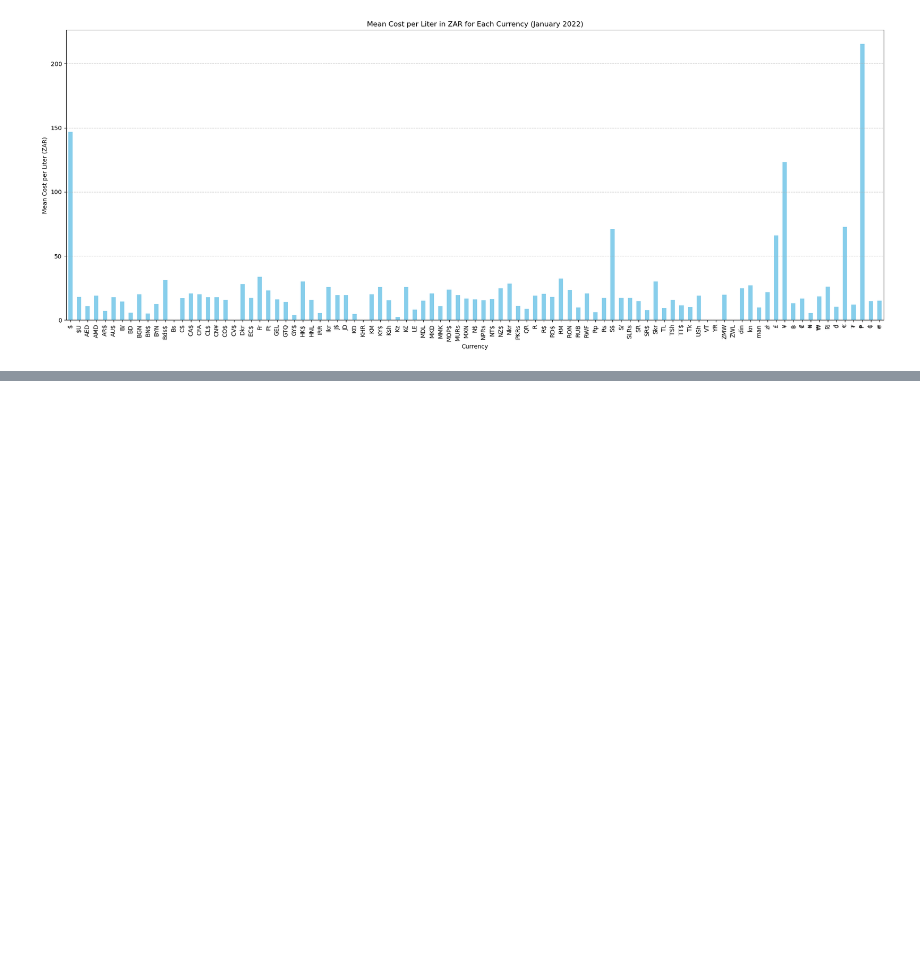
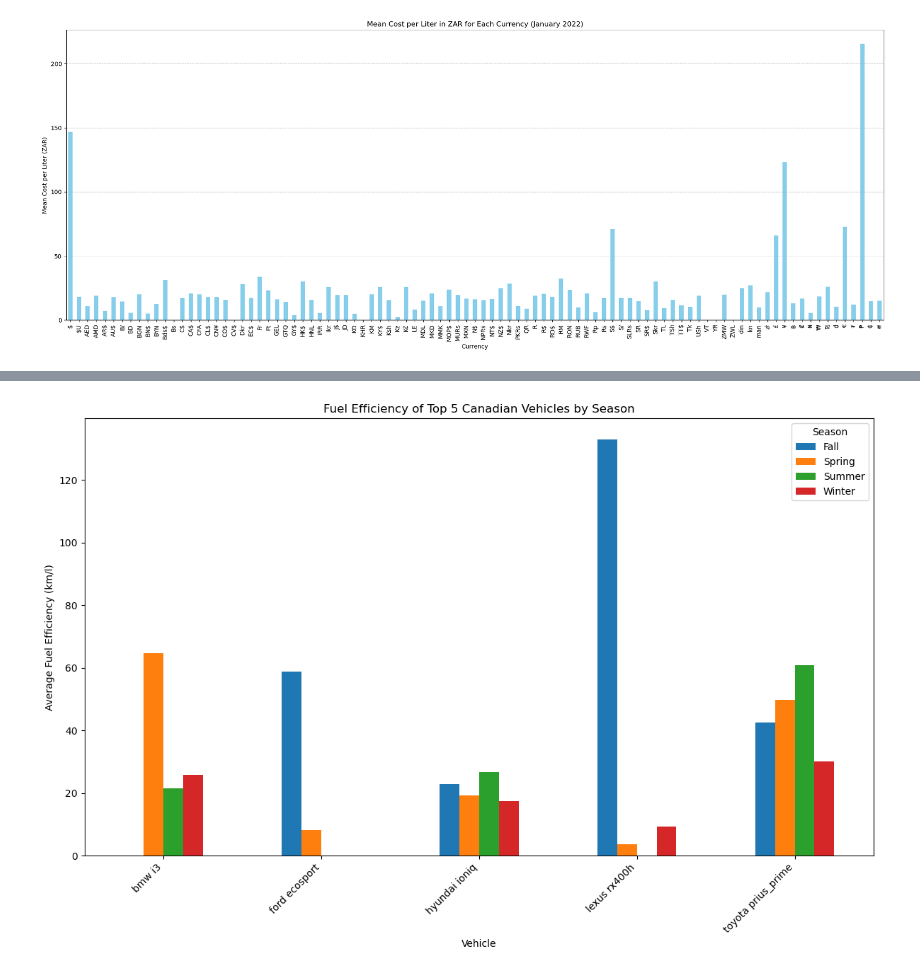
Before and after one commit to TumiJourdan/IDVE-Assignments, a Jupyter notebook: Assignment 1/main.ipynb, the cells around one changed output, grey strips where cells are left out. Cells and saved outputs as stored; diff of their text form; code cells hidden in the pictures; blank space fills up the shorter version.

```diff
--- a/Assignment 1/main.ipynb
+++ b/Assignment 1/main.ipynb
@@ -766,0 +906,15 @@ plt.show()
+# %%
+#4.2.6
+
+# Ensure the necessary columns are numeric and convert mpg to km/l
+df['km_per_l'] = df['mpg'] * 0.425144
+
+# Group by currency and vehicle and calculate the average fuel efficiency
+average_fuel_efficiency = df.groupby(['currency', 'car_make', 'model'])['km_per_l'].mean().reset_index()
+
+# For each currency, sort the vehicles by fuel efficiency and select the top 5
+top_5_per_country = average_fuel_efficiency.sort_values(by=['currency', 'km_per_l'], ascending=[True, False])
+top_5_per_country = top_5_per_country.groupby('currency').head(5)
+
+# Display the results
+top_5_per_country
@@ -766,0 +945,44 @@ plt.show()
+# %%
+#4.2.7
+
+# Convert 'date_fueled' to datetime if not already done
+df['date_fueled'] = pd.to_datetime(df['date_fueled'], errors='coerce')
+
+# Filter data for Canadian vehicles
+canadian_vehicles = df[df['currency'] == 'CA$']
+
+# Calculate average fuel efficiency by vehicle
+avg_fuel_efficiency = canadian_vehicles.groupby(['car_make', 'model'])['km_per_l'].mean().reset_index()
+
+# Determine the top 5 most fuel-efficient vehicles
+top_5_vehicles = avg_fuel_efficiency.sort_values(by='km_per_l', ascending=False).head(5)
+
+# Merge top 5 vehicles with the original dataset
+top_5_df = pd.merge(canadian_vehicles, top_5_vehicles, on=['car_make', 'model'], suffixes=('', '_top_5'))
+
+# Extract the season from the 'date_fueled'
+top_5_df['season'] = top_5_df['date_fueled'].dt.month % 12 // 3 + 1
+season_mapping = {1: 'Winter', 2: 'Spring', 3: 'Summer', 4: 'Fall'}
+top_5_df['season'] = top_5_df['season'].map(season_mapping)
+
+# Calculate average fuel efficiency per season for the top 5 vehicles
+seasonal_avg = top_5_df.groupby(['car_make', 'model', 'season'])['km_per_l'].mean().reset_index()
+
+# Pivot the data for plotting
+pivot_data = seasonal_avg.pivot_table(index=['car_make', 'model'], columns='season', values='km_per_l')
+
+# Plot the results
+fig, ax = plt.subplots(figsize=(12, 8))
+pivot_data.plot(kind='bar', ax=ax)
+
+# Formatting the plot
+ax.set_xlabel('Vehicle')
+ax.set_ylabel('Average Fuel Efficiency (km/l)')
+ax.set_title('Fuel Efficiency of Top 5 Canadian Vehicles by Season')
+ax.legend(title='Season')
+ax.set_xticklabels([f'{make} {model}' for make, model in pivot_data.index], rotation=45, ha='right')
+plt.tight_layout()
+
+plt.show()
+# %% [output]
+[figure, added]
```
Also changed, not shown: parts of 9 cells of this notebook.
